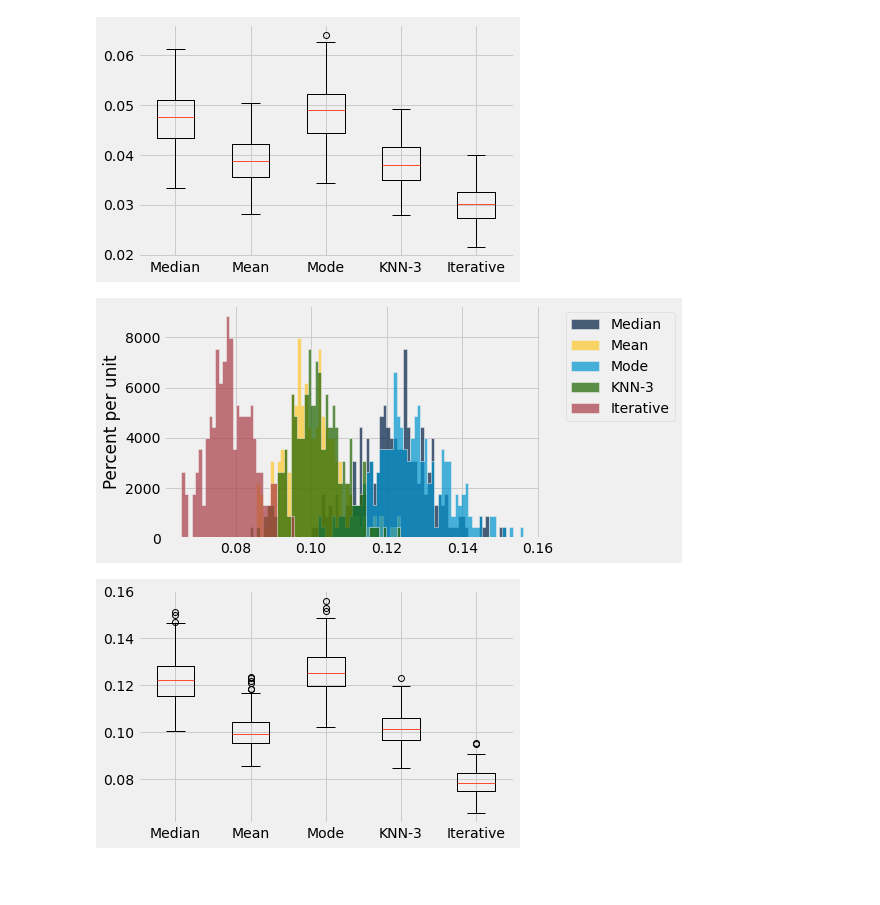
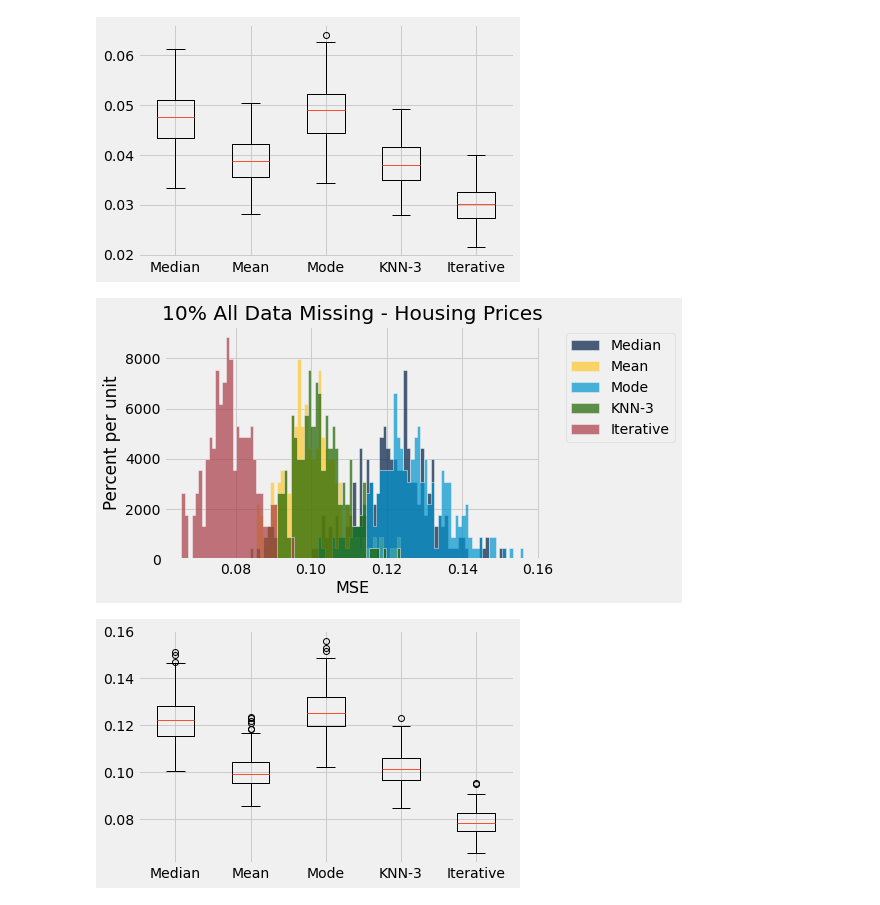
Before and after one commit to stephrb/COMP-562H-Project, a Jupyter notebook: housing-analysis.ipynb, the cells around one changed output. Drawn from its saved outputs; the diff is of its cells as text; code cells hidden in the pictures; blank space fills up the shorter version.

```diff
--- a/housing-analysis.ipynb
+++ b/housing-analysis.ipynb
@@ -71,8 +77,11 @@ results_3.columns = ['Median', 'Mean', 'Mode', 'KNN-3', 'Iterative']
 # %%
 results_table_3 = Table.from_df(results_3)
 results_table_3.hist(bins=100)
+plt.title('10% All Data Missing - Housing Prices')
+plt.xlabel('MSE')
+plt.show()
 # %% [output]
-[figure, old version]
+[figure, new version]
 # %%
 results_table_3.boxplot()
 # %% [output]
```
Also changed, not shown: parts of 5 cells of this notebook, 1 other file.
